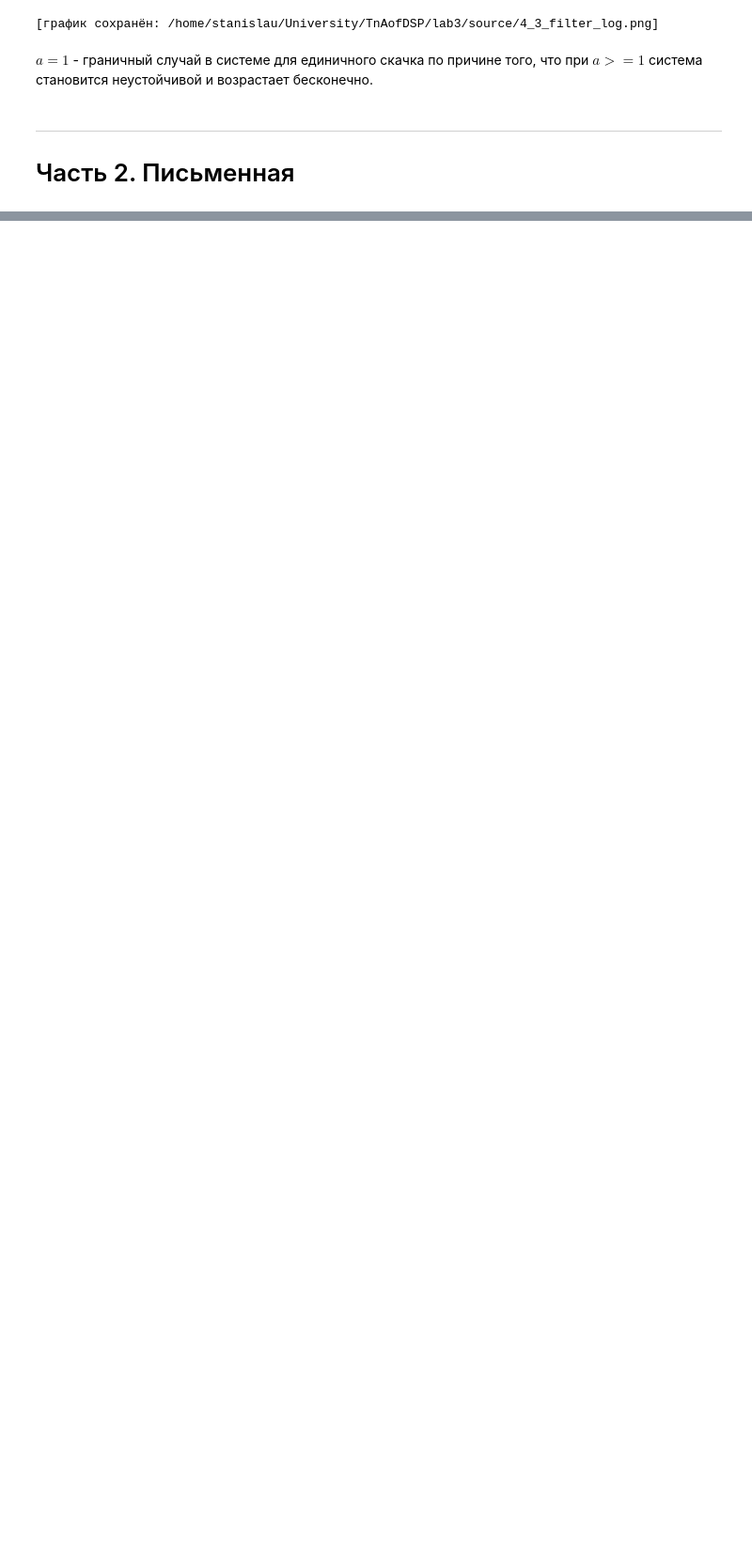
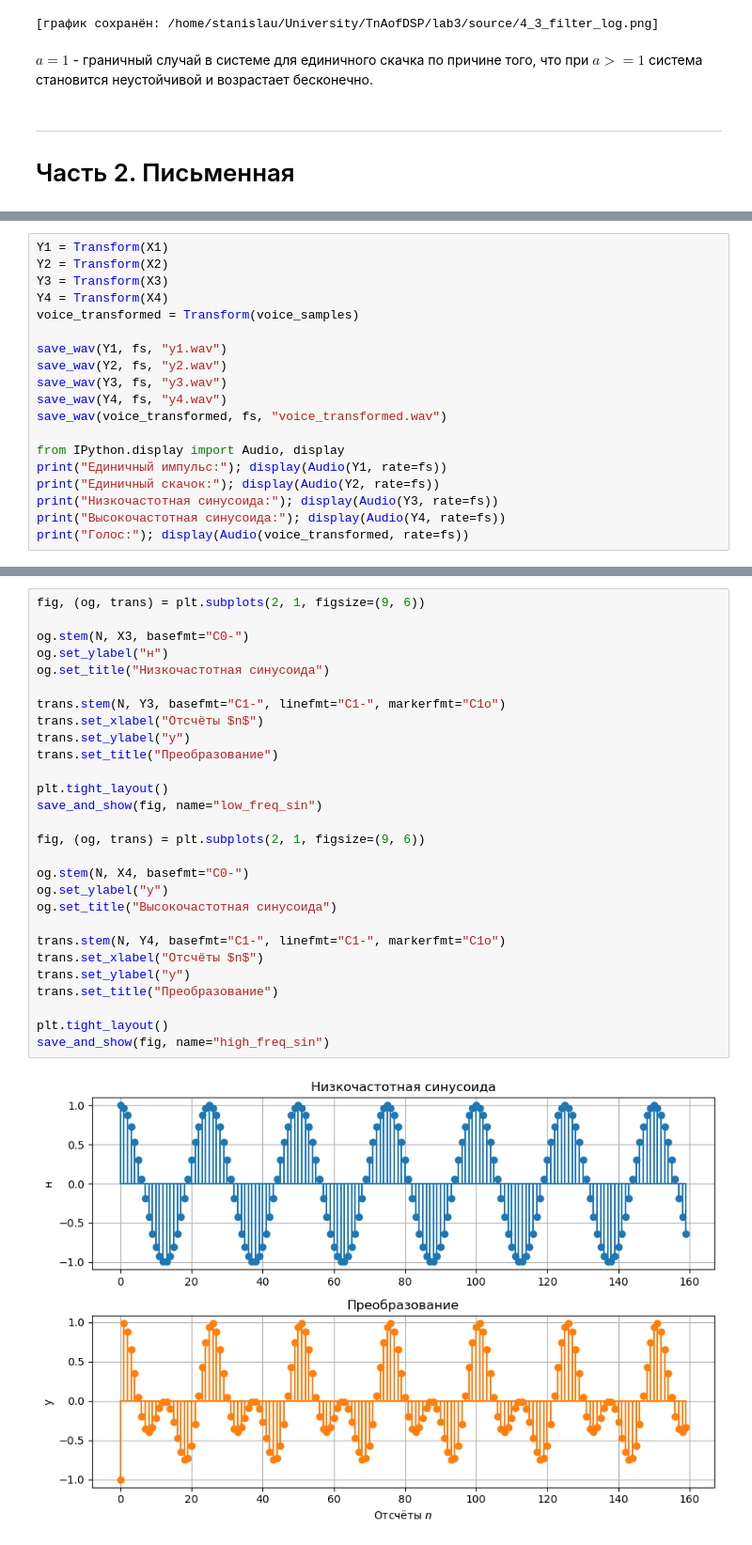
Before and after one commit to StanislauMikulski/TnAofDSP_lab3, a Jupyter notebook: main/main.ipynb, the cells around one changed output, grey strips where cells are left out. Shown at 94% size. Cells and saved outputs as stored; diff of their text form; blank space fills up the shorter version.

```diff
--- a/main/main.ipynb
+++ b/main/main.ipynb
@@ -530,0 +747,19 @@ $a = 1$ - граничный случай в системе для единич
+# %%
+Y1 = Transform(X1)
+Y2 = Transform(X2)
+Y3 = Transform(X3)
+Y4 = Transform(X4)
+voice_transformed = Transform(voice_samples)
+
+save_wav(Y1, fs, "y1.wav")
+save_wav(Y2, fs, "y2.wav")
+save_wav(Y3, fs, "y3.wav")
+save_wav(Y4, fs, "y4.wav")
+save_wav(voice_transformed, fs, "voice_transformed.wav")
+
+from IPython.display import Audio, display
+print("Единичный импульс:"); display(Audio(Y1, rate=fs))
+print("Единичный скачок:"); display(Audio(Y2, rate=fs))
+print("Низкочастотная синусоида:"); display(Audio(Y3, rate=fs))
+print("Высокочастотная синусоида:"); display(Audio(Y4, rate=fs))
+print("Голос:"); display(Audio(voice_transformed, rate=fs))
@@ -530,0 +784,30 @@ $a = 1$ - граничный случай в системе для единич
+# %%
+fig, (og, trans) = plt.subplots(2, 1, figsize=(9, 6))
+
+og.stem(N, X3, basefmt="C0-")
+og.set_ylabel("н")
+og.set_title("Низкочастотная синусоида")
+
+trans.stem(N, Y3, basefmt="C1-", linefmt="C1-", markerfmt="C1o")
+trans.set_xlabel("Отсчёты $n$")
+trans.set_ylabel("y")
+trans.set_title("Преобразование")
+
+plt.tight_layout()
+save_and_show(fig, name="low_freq_sin")
+
+fig, (og, trans) = plt.subplots(2, 1, figsize=(9, 6))
+
+og.stem(N, X4, basefmt="C0-")
+og.set_ylabel("y")
+og.set_title("Высокочастотная синусоида")
+
+trans.stem(N, Y4, basefmt="C1-", linefmt="C1-", markerfmt="C1o")
+trans.set_xlabel("Отсчёты $n$")
+trans.set_ylabel("y")
+trans.set_title("Преобразование")
+
+plt.tight_layout()
+save_and_show(fig, name="high_freq_sin")
+# %% [output]
+[figure, added]
```
Also changed, not shown: parts of 25 cells of this notebook, 15 other files.
